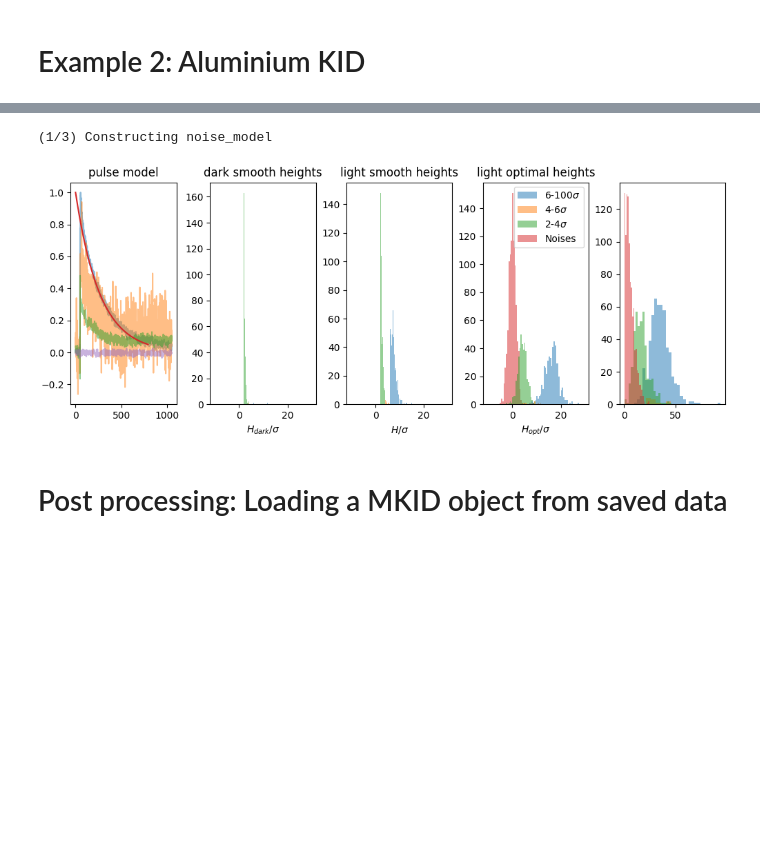
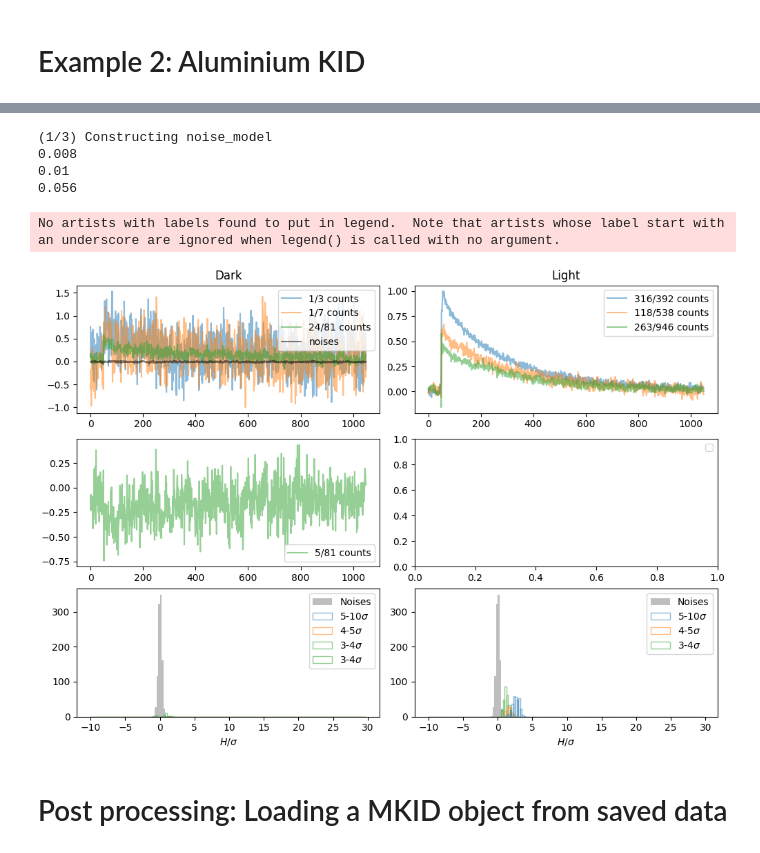
Before and after one commit to wilbertras/python-pulse-analysis, a Jupyter notebook: README.ipynb, the cells around one changed output, grey strips where cells are left out. Cells and saved outputs as stored; diff of their text form; code cells hidden in the pictures; blank space fills up the shorter version.

```diff
--- a/README.ipynb
+++ b/README.ipynb
@@ -93,6 +97,6 @@ LT = 218
 wavelength = 18500
 kid_nr = 5
 pread = 113
-chuncksize = 20
+chuncksize = 10
 mkid = MKID(LT, wavelength, light_dir, dark_dir, kid_nr, pread, comment, chuncksize)
 # %% [output]
@@ -103,13 +107,17 @@ Elapsed time: 3 s
 # %%
-psc = 3
+psc = []
 settings = {'sf':1e6,'coord':'smith','response':'X','pw':1000,'sw':264, 'align':'peak', 'window':'exp', 'ssf':1, 'sstype':'interp','buffer':10,'mph':psc,'mpp':psc,
             'nr_noise_segments':1000,'binsize':0.01,'H_range':None,'fit_T':[200, 500],'max_bw':10000,'tlim':[0, 1],'filter_std':5,'rise_offset':50, 'noise_thres':3}
 # mkid.overview(settings, f, max_chuncks=1, redo_peak_model=True, iterate=True, plot_pulses=False, save=False, figpath='./README Results/')
 # %%
-mkid.pks_vs_sigmas(settings, f, [2, 4, 6, 100], .5, kernel=None)
+mkid.pks_vs_sigmas(settings, f, [3, 4, 5, 10], binsize=.25, kernel=None)
 # %% [output]
 (1/3) Constructing noise_model
+0.008
+0.01
+0.056
+No artists with labels found to put in legend.  Note that artists whose label start with an underscore are ignored when legend() is called with no argument.
-[figure, old version]
+[figure, new version]
 # %% [markdown]
 # Post processing: Loading a MKID object from saved data
 # %%
```
Also changed, not shown: parts of 4 cells of this notebook, 2 other files.
